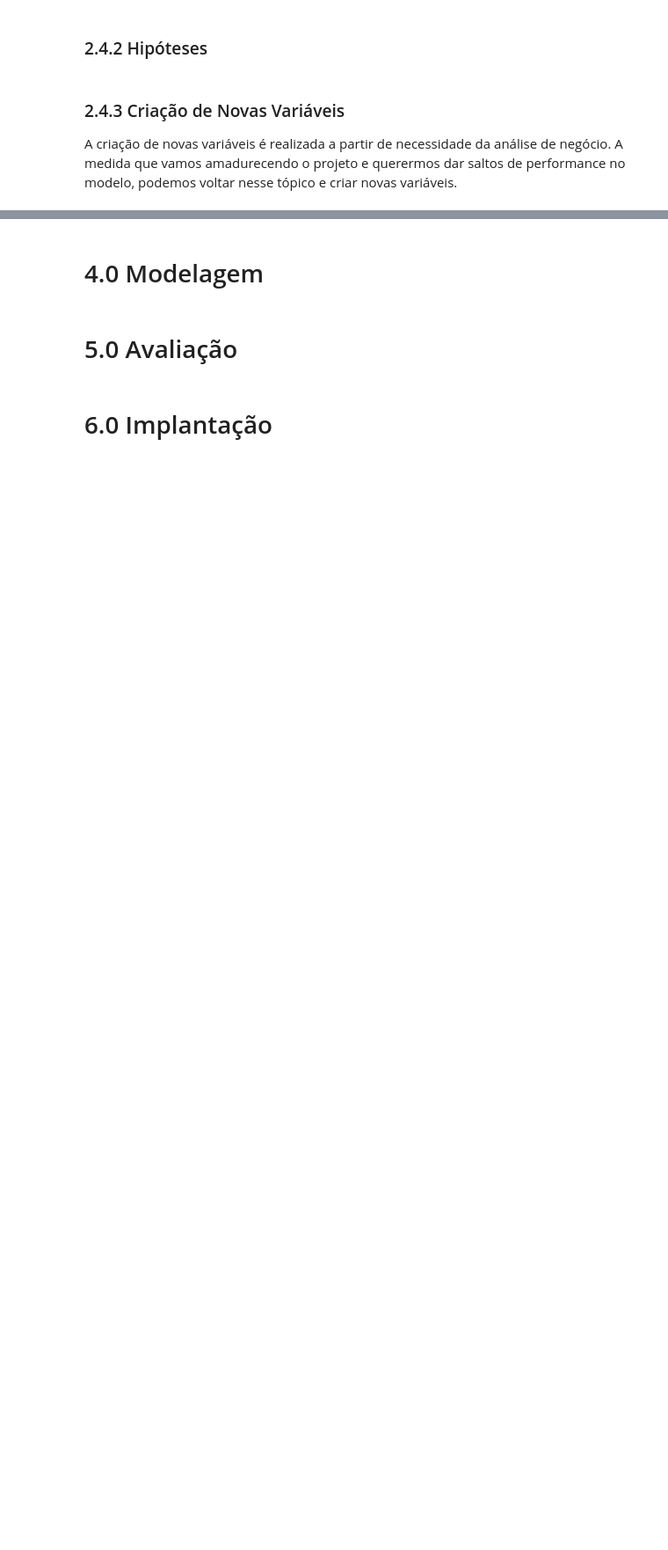
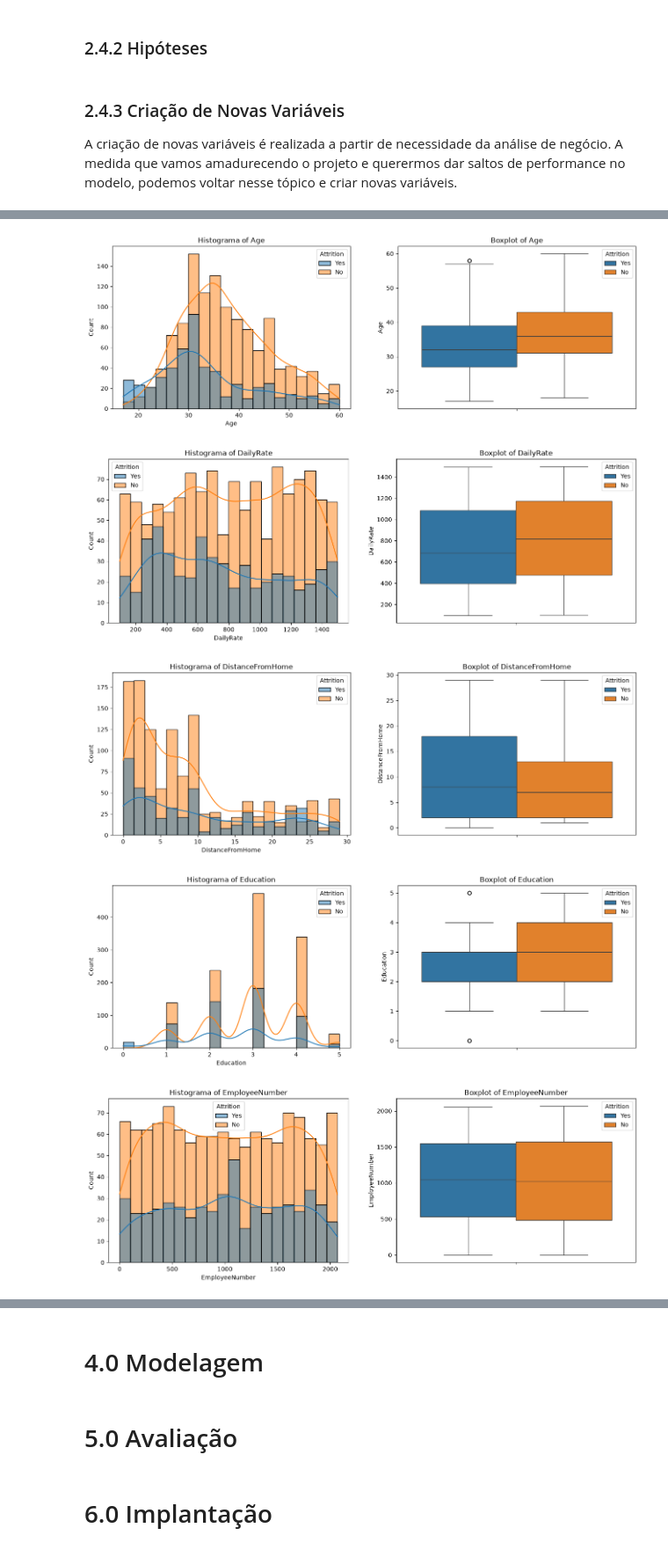
Before and after one commit to lucasffreitasds/projeto_RH_CRISP, a Jupyter notebook: projeto_RH_CRISP.ipynb, the cells around one changed output, grey strips where cells are left out. Shown at 88% size. Saved outputs shown, nothing was run; the diff lists cells and outputs as text; code cells hidden in the pictures; blank space fills up the shorter version.

Commit message:
histogramas univariada realizado

```diff
--- a/projeto_RH_CRISP.ipynb
+++ b/projeto_RH_CRISP.ipynb
@@ -553,0 +576,31 @@ dtype: int64
+# %%
+#variáveis + analisando a variável resposta
+#vamos passar um for para pegar todos
+cols = ['Age', 'DailyRate', 'DistanceFromHome', 'Education',
+       'EmployeeNumber', 'EnvironmentSatisfaction', 'HourlyRate',
+       'JobInvolvement', 'JobLevel', 'JobSatisfaction', 'MonthlyIncome',
+       'MonthlyRate', 'NumCompaniesWorked', 'PercentSalaryHike',
+       'PerformanceRating', 'RelationshipSatisfaction', 'StandardHours',
+       'StockOptionLevel', 'TotalWorkingYears', 'TrainingTimesLastYear',
+       'WorkLifeBalance', 'YearsAtCompany', 'YearsInCurrentRole',
+       'YearsSinceLastPromotion', 'YearsWithCurrManager', 'CareerStability',
+       'LoyaltyRatio', 'IncomeRelativeTotal', 'IncomeZscoreByLevel',
+       'CommuteImpact', 'PromotionLag', 'ManagerTrust',
+       'TotalSatisfactionScore', 'OverTimeRisk', 'StabilityRatio',
+       'IncomeAgeRatio', 'ManagerLoyalty']
+
+for col in (cols):
+    fig, ax = plt.subplots(1, 2, figsize=(16, 5))
+    ax[0].set_title(f'Histograma of {col}')
+    sns.histplot(data=df1, x=col, hue='Attrition', multiple='layer', kde=True, alpha=0.5, bins=20, ax=ax[0])
+
+    #mostra a distribuição e mediana. Os traços de fora é o intervalo existes
+    #o quadrado colorido é a concentração e sua mediana
+    sns.boxplot(y=col, hue='Attrition', data=df1)
+    ax[1].set_title(f'Boxplot of {col}')
+# %% [output]
+[figure, added]
+[figure, added]
+[figure, added]
+[figure, added]
+[figure, added]
```
Also changed, not shown: parts of 19 cells of this notebook.
